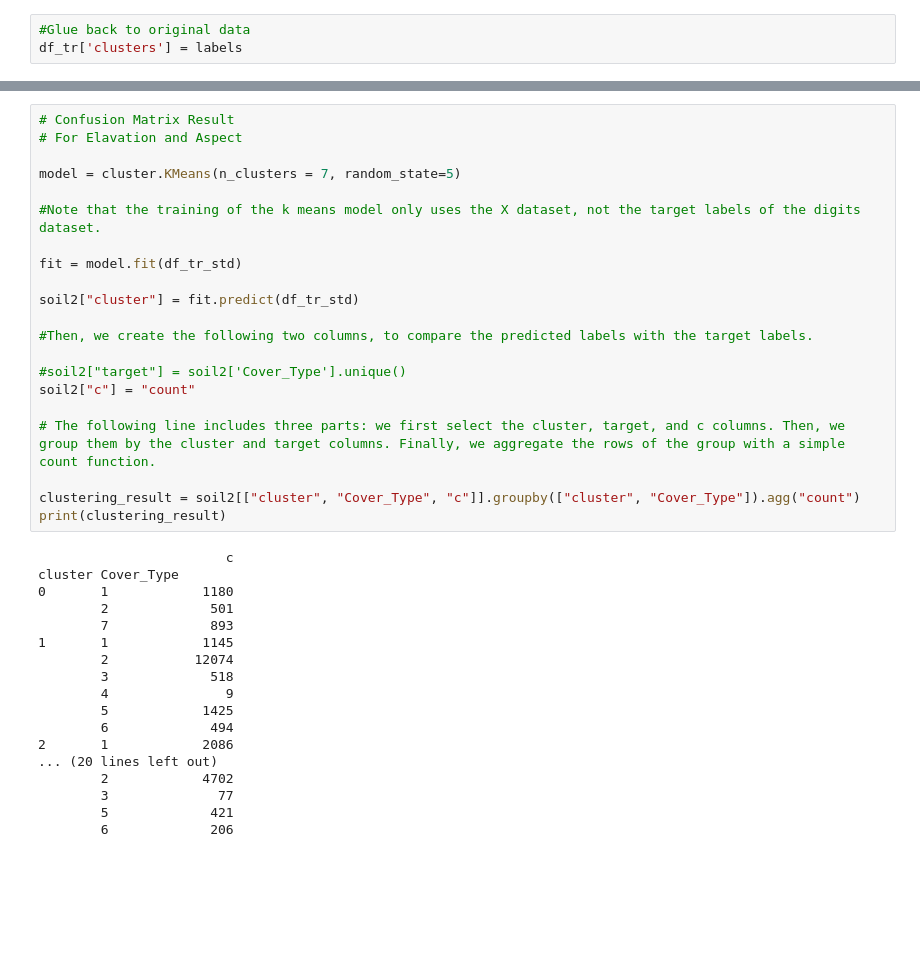
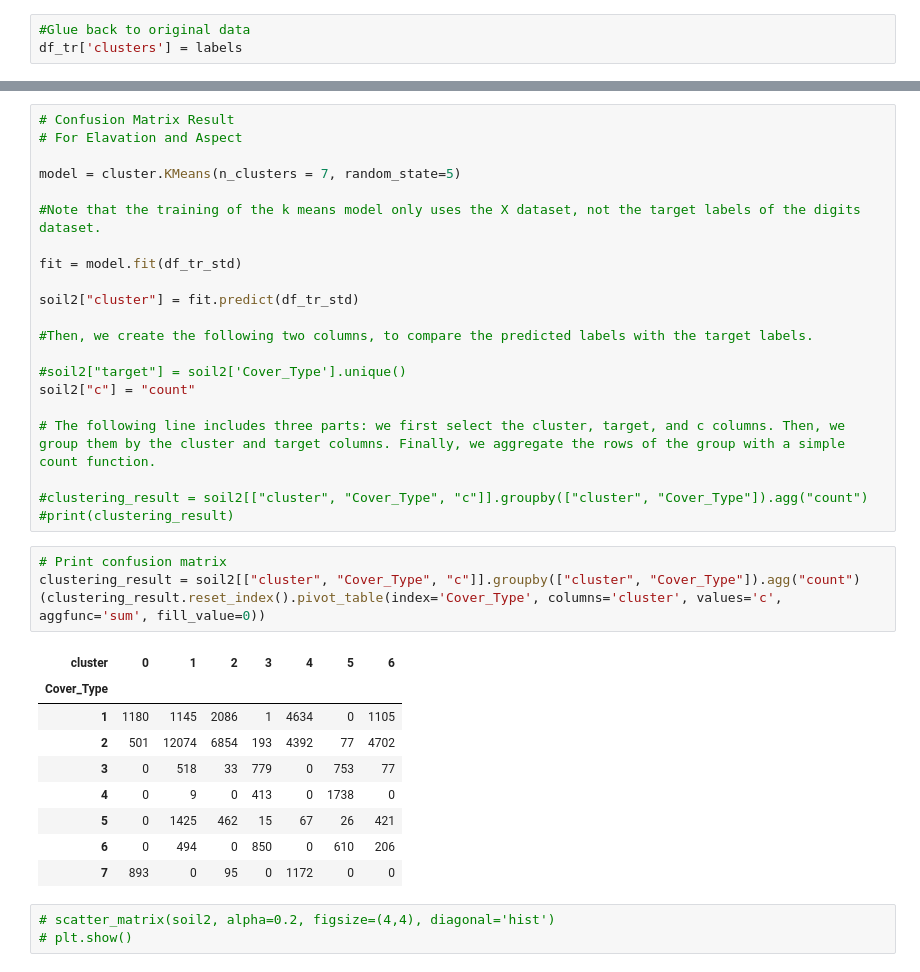
Before and after one commit to rmit-s3598660-Banu-Tennakoon/pds_assignment, a Jupyter notebook: banu - soil data.ipynb, the cells around one changed output, grey strips where cells are left out. Cells and saved outputs as stored; diff of their text form; blank space fills up the shorter version.

Commit message:
kmeans full update confusion matrix

```diff
--- a/banu - soil data.ipynb
+++ b/banu - soil data.ipynb
@@ -147,23 +132,22 @@ soil2["c"] = "count"
 
 # The following line includes three parts: we first select the cluster, target, and c columns. Then, we group them by the cluster and target columns. Finally, we aggregate the rows of the group with a simple count function.
 
-clustering_result = soil2[["cluster", "Cover_Type", "c"]].groupby(["cluster", "Cover_Type"]).agg("count")
-print(clustering_result)
+#clustering_result = soil2[["cluster", "Cover_Type", "c"]].groupby(["cluster", "Cover_Type"]).agg("count")
+#print(clustering_result)
-# %% [output]
-                        c
-cluster Cover_Type
-0       1            1180
-        2             501
-        7             893
-1       1            1145
-        2           12074
-        3             518
-        4               9
-        5            1425
-        6             494
-2       1            2086
-... (20 lines left out)
-        2            4702
-        3              77
-        5             421
-        6             206
+# %%
+# Print confusion matrix
+clustering_result = soil2[["cluster", "Cover_Type", "c"]].groupby(["cluster", "Cover_Type"]).agg("count")
+(clustering_result.reset_index().pivot_table(index='Cover_Type', columns='cluster', values='c', aggfunc='sum', fill_value=0))
+# %% [output]
+| cluster | 0 | 1 | 2 | 3 | 4 | 5 | 6 |
+| Cover_Type |  |  |  |  |  |  |  |
+| 1 | 1180 | 1145 | 2086 | 1 | 4634 | 0 | 1105 |
+| 2 | 501 | 12074 | 6854 | 193 | 4392 | 77 | 4702 |
+| 3 | 0 | 518 | 33 | 779 | 0 | 753 | 77 |
+| 4 | 0 | 9 | 0 | 413 | 0 | 1738 | 0 |
+| 5 | 0 | 1425 | 462 | 15 | 67 | 26 | 421 |
+| 6 | 0 | 494 | 0 | 850 | 0 | 610 | 206 |
+| 7 | 893 | 0 | 95 | 0 | 1172 | 0 | 0 |
+# %%
+# scatter_matrix(soil2, alpha=0.2, figsize=(4,4), diagonal='hist')
+# plt.show()
```
Also changed, not shown: parts of 6 cells of this notebook.
